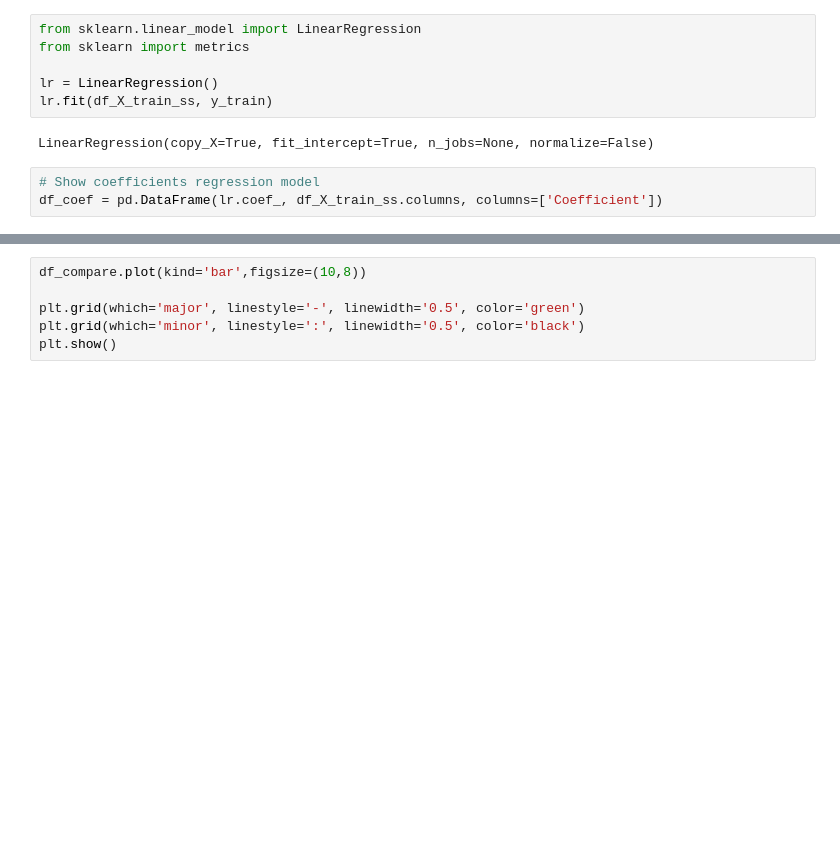
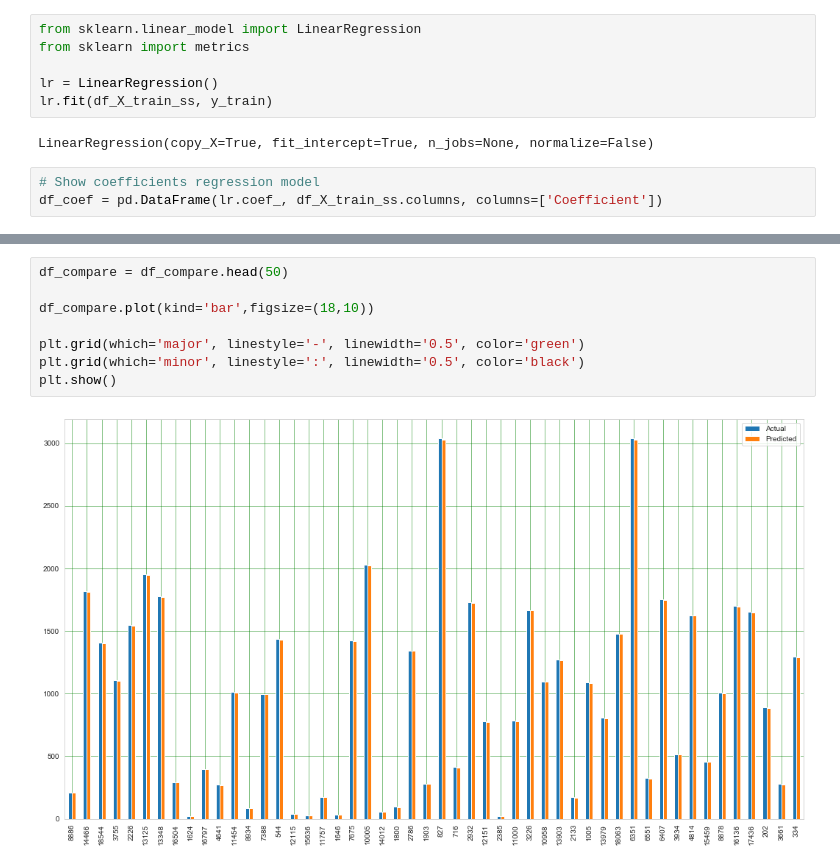
Before and after one commit to hakngrow/aice, a Jupyter notebook: eda.ipynb, the cells around one changed output, grey strips where cells are left out. Drawn from its saved outputs; the diff is of its cells as text; blank space fills up the shorter version.

```diff
--- a/eda.ipynb
+++ b/eda.ipynb
@@ -1022,9 +1016,13 @@ df_compare.head(10)
 # %%
-df_compare.plot(kind='bar',figsize=(10,8))
+df_compare = df_compare.head(50)
+
+df_compare.plot(kind='bar',figsize=(18,10))
 
 plt.grid(which='major', linestyle='-', linewidth='0.5', color='green')
 plt.grid(which='minor', linestyle=':', linewidth='0.5', color='black')
 plt.show()
+# %% [output]
+[figure, added]
 # %%
 print('Mean Absolute Error:', metrics.mean_absolute_error(y_test, y_pred))
 print('Mean Squared Error:', metrics.mean_squared_error(y_test, y_pred))
```
Also changed, not shown: parts of 12 cells of this notebook, 2 other files.
